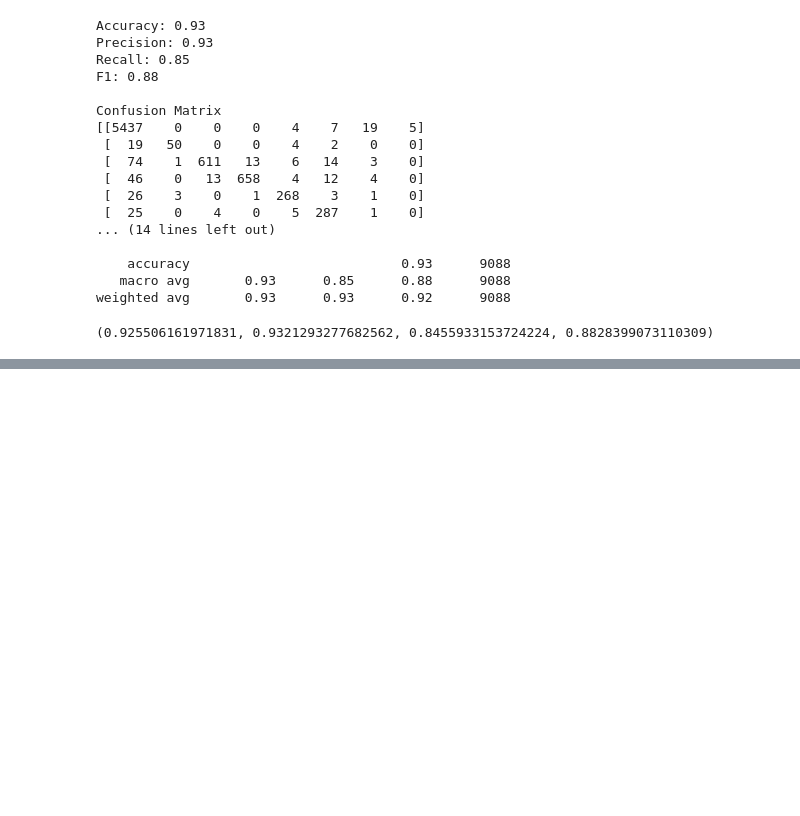
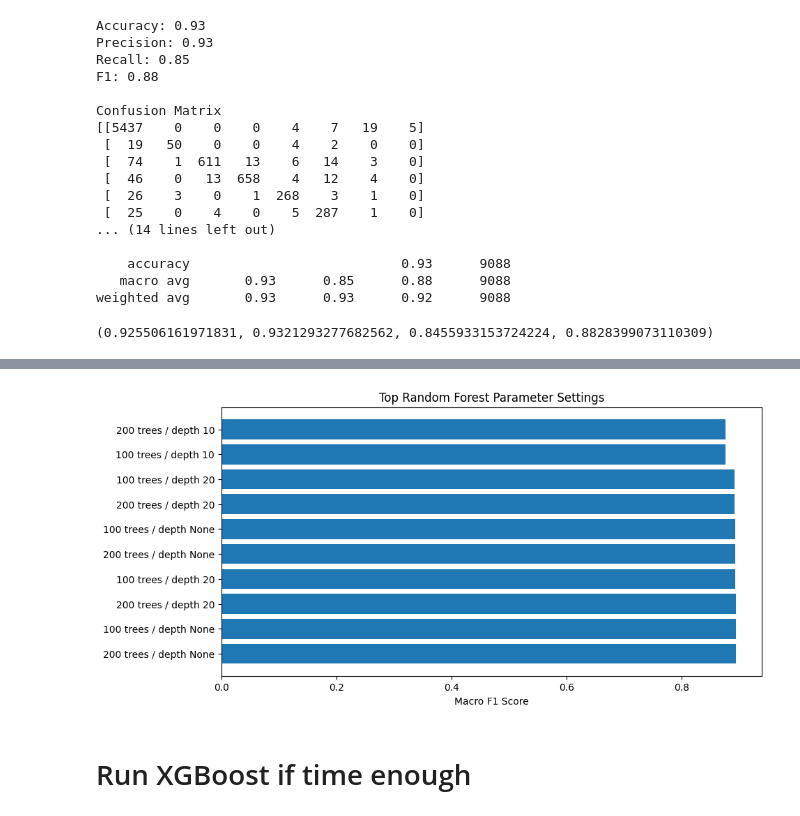
Before and after one commit to kellyw03/ee467-final, a Jupyter notebook: EDA.ipynb, the cells around one changed output, grey strips where cells are left out. Drawn from its saved outputs; the diff is of its cells as text; code cells hidden in the pictures; blank space fills up the shorter version.

```diff
--- a/EDA.ipynb
+++ b/EDA.ipynb
@@ -523,0 +689,25 @@ weighted avg       0.93      0.93      0.92      9088
+# %%
+top_results = results_df.sort_values("mean_test_score", ascending=False).head(10)
+
+plt.figure(figsize=(10,5))
+
+plt.barh(
+    range(len(top_results)),
+    top_results["mean_test_score"]
+)
+
+plt.yticks(
+    range(len(top_results)),
+    top_results["param_n_estimators"].astype(str)
+    + " trees / depth "
+    + top_results["param_max_depth"].astype(str)
+)
+
+plt.xlabel("Macro F1 Score")
+plt.title("Top Random Forest Parameter Settings")
+
+plt.show()
+# %% [output]
+[figure, added]
+# %% [markdown]
+# Run XGBoost if time enough
```
Also changed, not shown: parts of 10 cells of this notebook.
